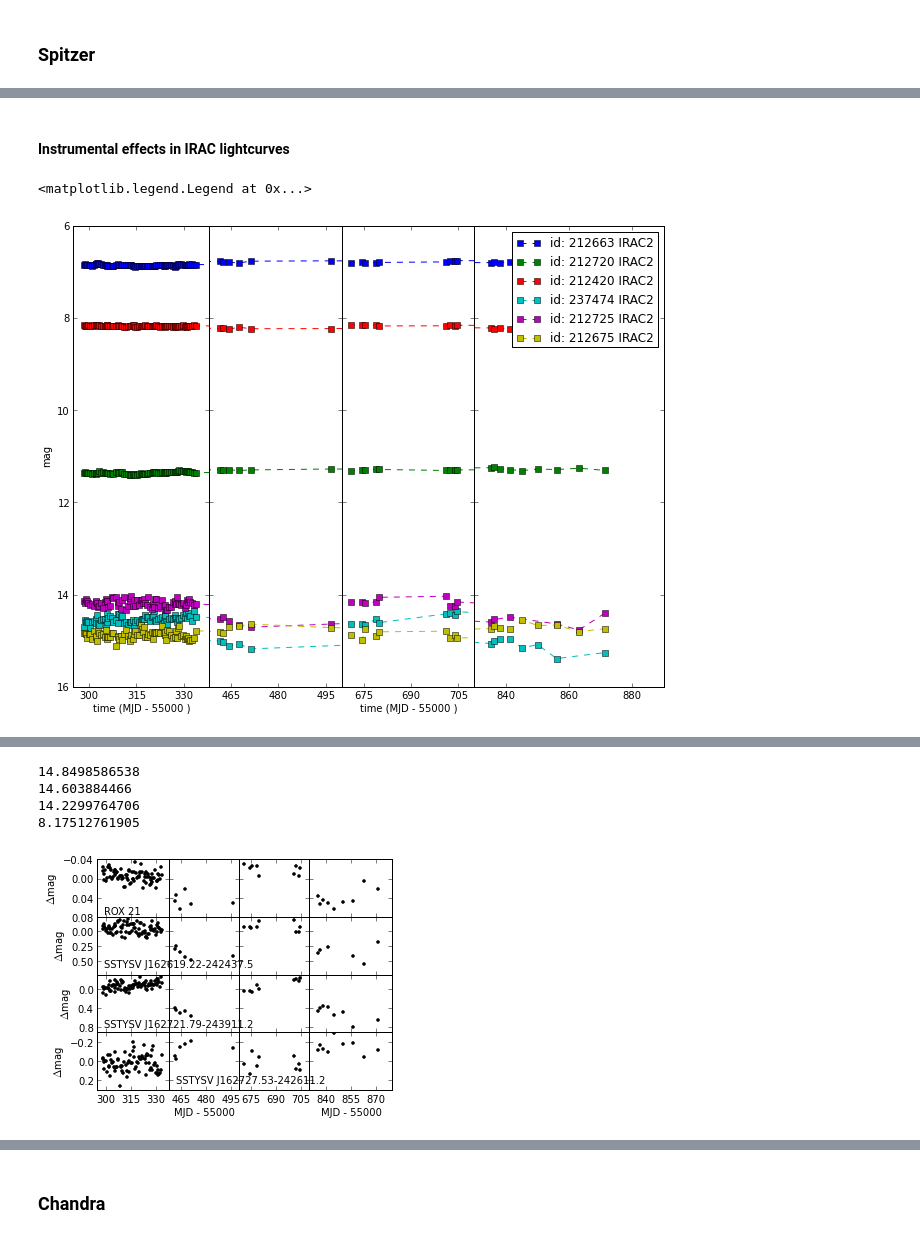
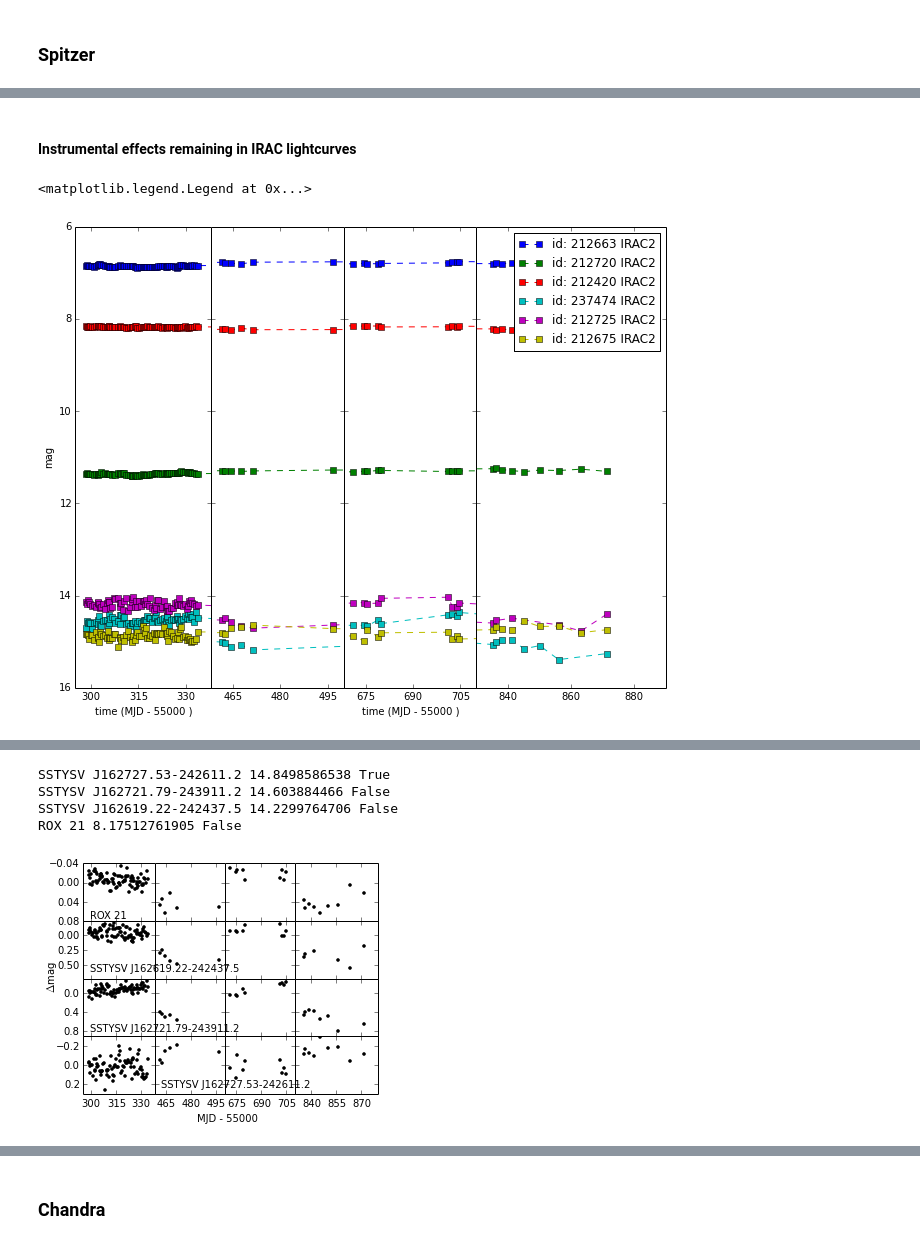
Before and after one commit to YSOVAR/Analysis, a Jupyter notebook: L1688_analysis.ipynb, the cells around one changed output, grey strips where cells are left out. Drawn from its saved outputs; the diff is of its cells as text; code cells hidden in the pictures.

```diff
--- a/L1688_analysis.ipynb
+++ b/L1688_analysis.ipynb
@@ -429,10 +451,10 @@ ROXs 35B <ICRSCoordinates RA=247.39338 deg, Dec=-24.87482 deg>
 Added number of Spectral types:  10
 # %%
 PP13t3 = astropy.io.ascii.read(os.path.join(inroot, 'Parksetal2013tab3.tex'), Reader=astropy.io.ascii.AASTex, guess=False,
-                               names=['RA','DE','flags','delta_K','delta_J-H','delta_H-K','Type','YSO Class','oncloud'])
+                               names=['Ra','De','flags','delta_K','delta_J-H','delta_H-K','type','YSO Class','oncloud'])
 PP13t3['delta_K'].unit = 'mag'
 PP13t3['delta_K'].description = 'Amplitude in $K_s$ (Parks et al., 2013)'
-cat.add_catalog_data(PP13t3, names = ['delta_K'], ra1='ra', dec1='dec', ra2='RA', dec2 = 'DE')
+cat.add_catalog_data(PP13t3, names = ['delta_K'], ra1='ra', dec1='dec', ra2='Ra', dec2 = 'De')
 # %%
 # Marsh et al 2010 - DEEP NEAR-INFRARED IMAGING OF THE ρ Oph CLOUD CORE: CLUES TO THE ORIGIN OF THE LOWEST-MASS BROWN DWARFS
 mar10 = astropy.io.ascii.read(os.path.join(inroot, 'Marsh_BD_candidates.txt'))
@@ -1388,5 +1514,5 @@ The white patch in the center of the image is the L1688 dark cloud. The bright s
 # %% [markdown]
-#### Instrumental effects in IRAC lightcurves
+#### Instrumental effects remaining in IRAC lightcurves
 # %%
 def characterize_seasonal_jump(t, m, merror):
     '''Characterize the seasonal jump (an instrumental effect)
@@ -1443,7 +1569,7 @@ for j,id2 in enumerate(ind):
 axes[3].legend(loc='upper right')
 # %% [output]
 <matplotlib.legend.Legend at 0x...>
-[figure, old version]
+[figure, new version]
 # %%
 pl = aplpy.FITSFigure(inroot + '/clustergrinder/oph_l1688_ch1.fits')
 pl.show_grayscale(stretch = 'log', vmid=1e0, vmin = 1e2)
@@ -1484,45 +1610,46 @@ for i,xl in enumerate(xlim):
                 ax[i,j] = fig.add_axes(axpos, xlim = xl)
             else:
                 ax[i,j] = fig.add_axes(axpos, xlim = xl, sharex=ax[i,0])
-            ax[i,j].set_ylabel(r'$\Delta$mag')
+            #ax[i,j].set_ylabel(r'$\Delta$mag')
         else:
             if j==0:
                 ax[i,j] = fig.add_axes(axpos, xlim = xl,sharey = ax[0,j])
             else:
                 ax[i,j] = fig.add_axes(axpos, xlim = xl,sharey = ax[0,j], sharex=ax[i,0])
 
         plt.setp(ax[i,j].get_xticklabels(), visible=False)
         plt.setp(ax[i,j].get_yticklabels(), visible=False)
         ax[i,j].xaxis.set_major_locator(MaxNLocator(4))
         ax[i,j].yaxis.set_major_locator(MaxNLocator(4))
 
         data = cat.lclist[ind]
         y = data['m45']
         if i ==0:
-            print np.mean(y)
+            print cat['name'][ind], np.mean(y), indvariable[ind]
         y = y - np.mean(y)
         ax[i,j].plot(data['t45']-plot_atlas.mjdoffset,y, 'ok', ms=3, label = cat['name'][ind])
 
 for i in range(len(xlim)):
     plt.setp(ax[i,0].get_xticklabels(), visible=True)
 
 xvalues = [750,707,707,707]
 yvalues = [0.23, 0.8, 0.6, 0.074]
 for j, id2 in enumerate(ind_obj):
     ind = (cat['YSOVAR2_id']==id2).nonzero()[0][0]
     plt.setp(ax[0,j].get_yticklabels(), visible=True)
     ax[0,j].invert_yaxis()
     ax[3,j].text(xvalues[j], yvalues[j], cat['name'][ind])  #draw in ax[3,j] because that's on top
 
-ax[1,0].set_xlabel('MJD - 55000')
-ax[3,0].set_xlabel('MJD - 55000')
+ax[1,0].set_xlabel('                        MJD - 55000')
+#ax[3,0].set_xlabel('MJD - 55000')
+ax[0,1].set_ylabel(r'                    $\Delta$mag')
 ax[0,2].set_ylim([0.72,-0.24])
 
 fig.savefig(os.path.join(plotdir, 'instrumentallcs.eps'))
 # %% [output]
-14.8498586538
-14.603884466
-14.2299764706
-8.17512761905
+SSTYSV J162727.53-242611.2 14.8498586538 True
+SSTYSV J162721.79-243911.2 14.603884466 False
+SSTYSV J162619.22-242437.5 14.2299764706 False
+ROX 21 8.17512761905 False
-[figure, old version]
+[figure, new version]
 # %% [markdown]
```
Also changed, not shown: parts of 166 cells of this notebook.
